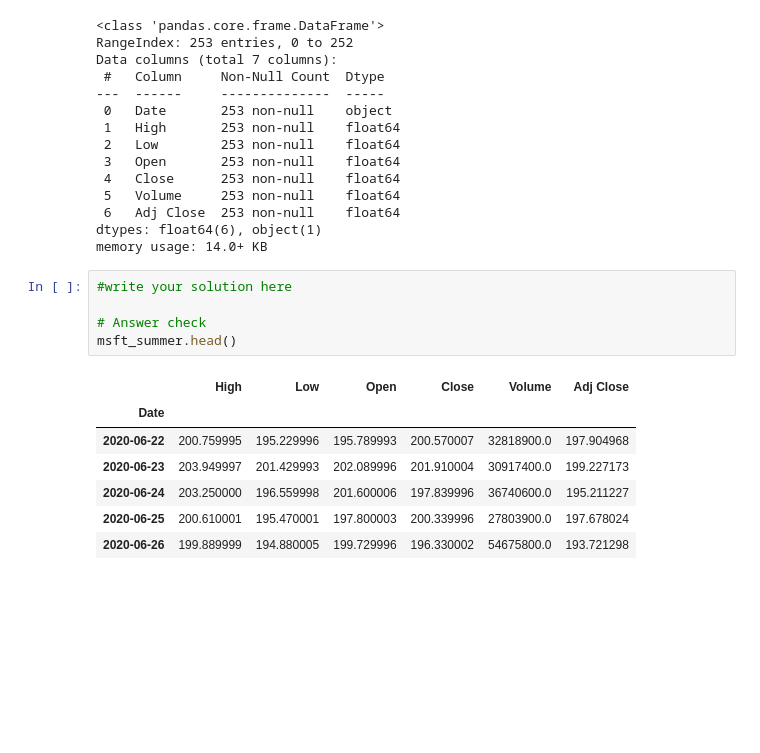
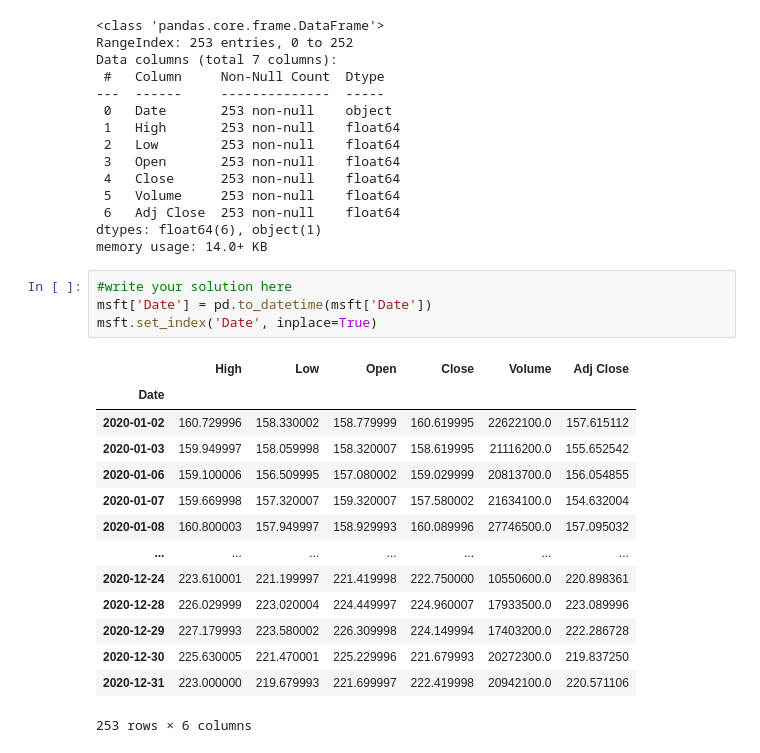
Before and after one commit to Subroy1/MSAI_AllPracticeModules, a Jupyter notebook: Module 10/colab_activity10_1.ipynb, the cells around one changed output. Saved outputs shown, nothing was run; the diff lists cells and outputs as text; blank space fills up the shorter version.

```diff
--- a/Module 10/colab_activity10_1.ipynb
+++ b/Module 10/colab_activity10_1.ipynb
@@ -182,16 +182,22 @@ Data columns (total 7 columns):
  6   Adj Close  253 non-null    float64
 dtypes: float64(6), object(1)
 memory usage: 14.0+ KB
-# %%
-#write your solution here
-
-# Answer check
-msft_summer.head()
-# %% [output]
-|  | High | Low | Open | Close | Volume | Adj Close |
-| Date |  |  |  |  |  |  |
-| 2020-06-22 | 200.759995 | 195.229996 | 195.789993 | 200.570007 | 32818900.0 | 197.904968 |
-| 2020-06-23 | 203.949997 | 201.429993 | 202.089996 | 201.910004 | 30917400.0 | 199.227173 |
-| 2020-06-24 | 203.250000 | 196.559998 | 201.600006 | 197.839996 | 36740600.0 | 195.211227 |
-| 2020-06-25 | 200.610001 | 195.470001 | 197.800003 | 200.339996 | 27803900.0 | 197.678024 |
-| 2020-06-26 | 199.889999 | 194.880005 | 199.729996 | 196.330002 | 54675800.0 | 193.721298 |
+# %%
+#write your solution here
+msft['Date'] = pd.to_datetime(msft['Date'])
+msft.set_index('Date', inplace=True)
+# %% [output]
+|  | High | Low | Open | Close | Volume | Adj Close |
+| Date |  |  |  |  |  |  |
+| 2020-01-02 | 160.729996 | 158.330002 | 158.779999 | 160.619995 | 22622100.0 | 157.615112 |
+| 2020-01-03 | 159.949997 | 158.059998 | 158.320007 | 158.619995 | 21116200.0 | 155.652542 |
+| 2020-01-06 | 159.100006 | 156.509995 | 157.080002 | 159.029999 | 20813700.0 | 156.054855 |
+| 2020-01-07 | 159.669998 | 157.320007 | 159.320007 | 157.580002 | 21634100.0 | 154.632004 |
+| 2020-01-08 | 160.800003 | 157.949997 | 158.929993 | 160.089996 | 27746500.0 | 157.095032 |
+| ... | ... | ... | ... | ... | ... | ... |
+| 2020-12-24 | 223.610001 | 221.199997 | 221.419998 | 222.750000 | 10550600.0 | 220.898361 |
+| 2020-12-28 | 226.029999 | 223.020004 | 224.449997 | 224.960007 | 17933500.0 | 223.089996 |
+| 2020-12-29 | 227.179993 | 223.580002 | 226.309998 | 224.149994 | 17403200.0 | 222.286728 |
+| 2020-12-30 | 225.630005 | 221.470001 | 225.229996 | 221.679993 | 20272300.0 | 219.837250 |
+| 2020-12-31 | 223.000000 | 219.679993 | 221.699997 | 222.419998 | 20942100.0 | 220.571106 |
+253 rows × 6 columns
```
Also changed, not shown: parts of 4 cells of this notebook.
